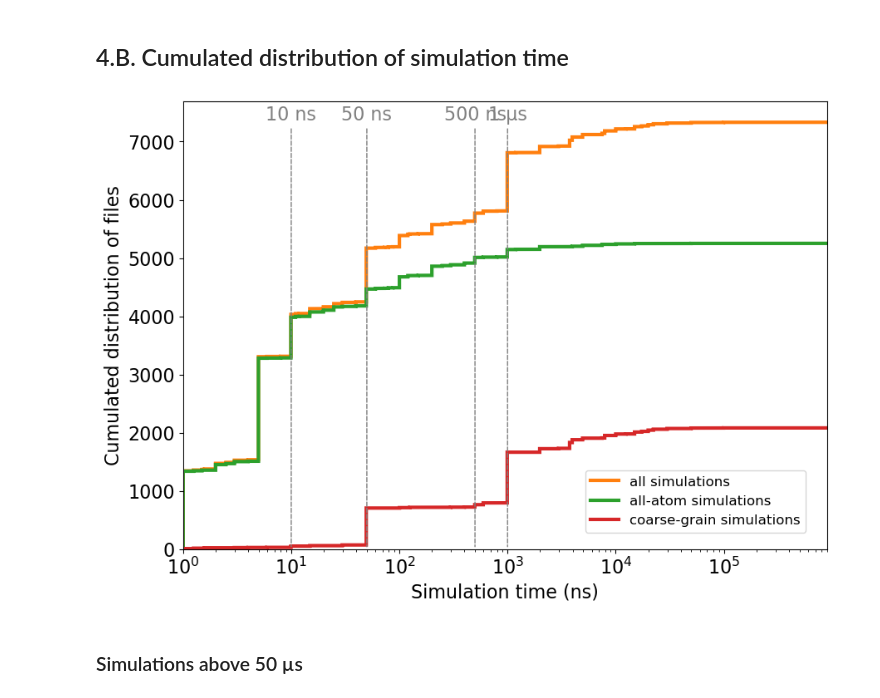
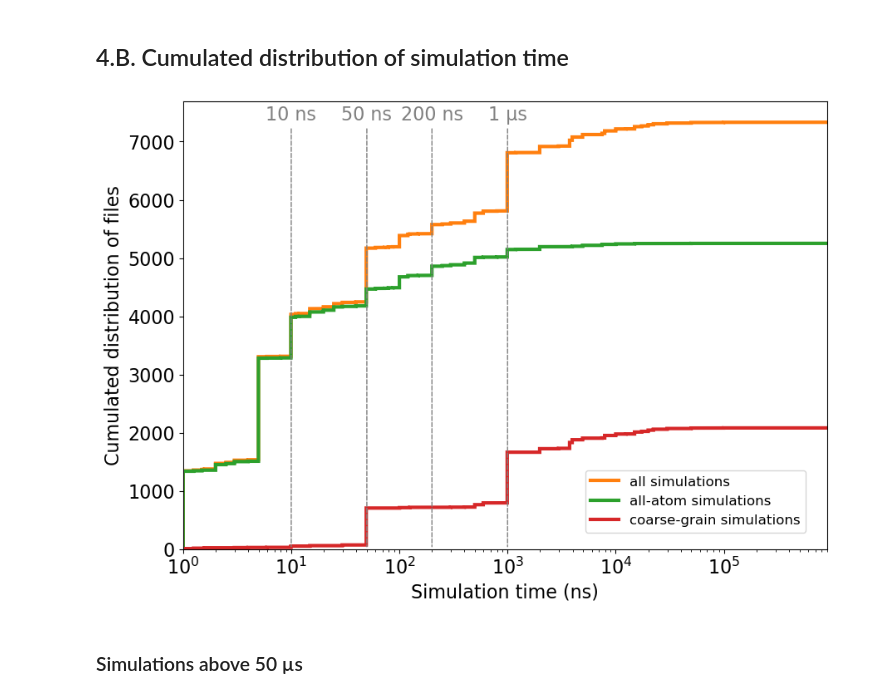
Before and after one commit to MDverse/mdda, a Jupyter notebook: notebooks/paper_figures.ipynb, the cells around one changed output. Saved outputs shown, nothing was run; the diff lists cells and outputs as text; code cells hidden in the pictures.

```diff
--- a/notebooks/paper_figures.ipynb
+++ b/notebooks/paper_figures.ipynb
@@ -506,8 +510,6 @@ Dataset [figshare/2267512](https://figshare.com/articles/dataset/Growth_and_Char
 # %% [markdown]
 ## 4.B. Cumulated distribution of simulation time
 # %%
-from matplotlib.lines import Line2D
-
 def plot_simulation_time_distribution(df):
     # dt is in ps
     # https://manual.gromacs.org/documentation/current/user-guide/mdp-options.html#mdp-dt
@@ -541,35 +543,35 @@ def plot_simulation_time_distribution(df):
         label = "coarse-grain simulations"
     )
     ax.set_xlabel("Simulation time (ns)")
     ax.set_ylabel("Cumulated distribution of files")
     #ax.set_yticks(np.arange(0, 1.1, 0.2), [f"{value:.0f}" for value in np.arange(0, 1.1, 0.2)*100])
     ax.set_xscale("log")
     ax.set_xlim(1, df["time"].max() - df["time"].max() * 0.1)
     ax.annotate("10 ns", xy=(10, 0), xytext=(10, 7300), color="gray",
                  arrowprops={"arrowstyle":"-", "linestyle":"--", "lw":1, "color":"gray"},
                  horizontalalignment="center", verticalalignment="bottom")
     ax.annotate("50 ns", xy=(50, 0), xytext=(50, 7300), color="gray",
                  arrowprops={"arrowstyle":"-", "linestyle":"--", "lw":1, "color":"gray"},
                  horizontalalignment="center", verticalalignment="bottom")
-    ax.annotate("500 ns", xy=(500, 0), xytext=(500, 7300), color="gray",
+    ax.annotate("200 ns", xy=(200, 0), xytext=(200, 7300), color="gray",
                  arrowprops={"arrowstyle":"-", "linestyle":"--", "lw":1, "color":"gray"},
                  horizontalalignment="center", verticalalignment="bottom")
     ax.annotate("1 µs", xy=(1000, 0), xytext=(1000, 7300), color="gray",
                  arrowprops={"arrowstyle":"-", "linestyle":"--", "lw":1, "color":"gray"},
                  horizontalalignment="center", verticalalignment="bottom")
     legend_elements = [
         Line2D([0], [0], color="tab:orange", lw=3, label="all simulations"),
         Line2D([0], [0], color="tab:green", lw=3, label="all-atom simulations"),
         Line2D([0], [0], color="tab:red", lw=3, label="coarse-grain simulations")
     ]
     fig.legend(handles=legend_elements, loc=(0.65, 0.15), prop={"size":12})
     filename = "fig/gromacs_simulation_time"
     plt.savefig(f"{filename}.png", dpi=300, bbox_inches="tight")
     plt.savefig(f"{filename}.svg", bbox_inches="tight")
 
 plot_simulation_time_distribution(mdp_df)
 # %% [output]
-[figure, old version]
+[figure, new version]
 # %% [markdown]
 ### Simulations above 50 µs
 # %%
```
Also changed, not shown: parts of 6 cells of this notebook.
